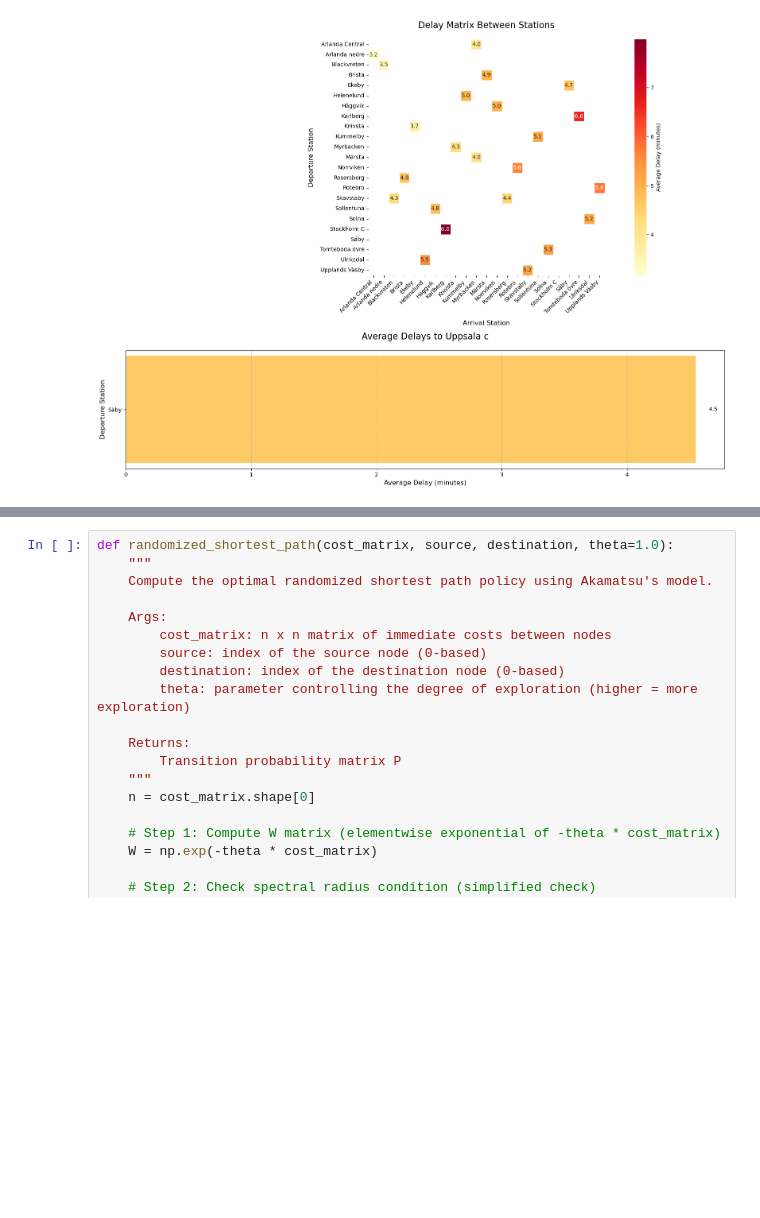
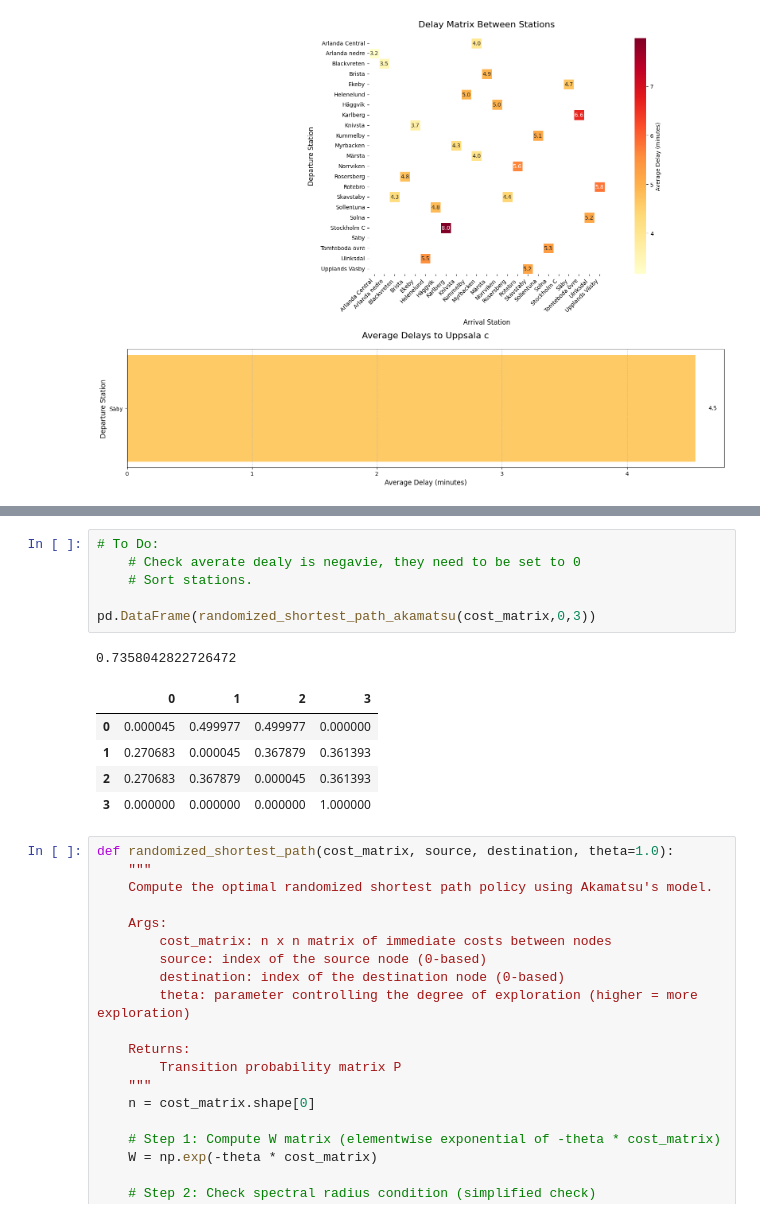
Before and after one commit to eranganana/Railway_Network_RSP, a Jupyter notebook: main_v2.ipynb, the cells around one changed output, grey strips where cells are left out. Drawn from its saved outputs; the diff is of its cells as text; blank space fills up the shorter version.

```diff
--- a/main_v2.ipynb
+++ b/main_v2.ipynb
@@ -200,3 +304,16 @@ cost_matrix = np.concatenate([all_delayed_adj_matrix, infinity_vect.reshape(1, -
+# %%
+# To Do:
+    # Check averate dealy is negavie, they need to be set to 0
+    # Sort stations.
+
+pd.DataFrame(randomized_shortest_path_akamatsu(cost_matrix,0,3))
+# %% [output]
+0.7358042822726472
+|  | 0 | 1 | 2 | 3 |
+| 0 | 0.000045 | 0.499977 | 0.499977 | 0.000000 |
+| 1 | 0.270683 | 0.000045 | 0.367879 | 0.361393 |
+| 2 | 0.270683 | 0.367879 | 0.000045 | 0.361393 |
+| 3 | 0.000000 | 0.000000 | 0.000000 | 1.000000 |
 # %%
 def randomized_shortest_path(cost_matrix, source, destination, theta=1.0):
     """
```
Also changed, not shown: parts of 10 cells of this notebook, 4 other files.
